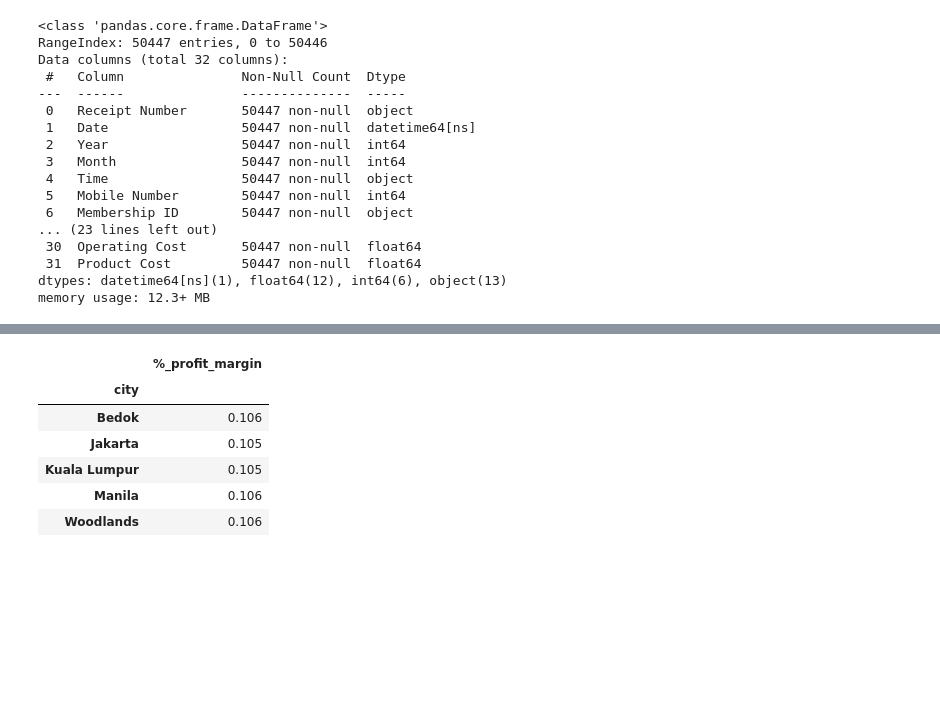
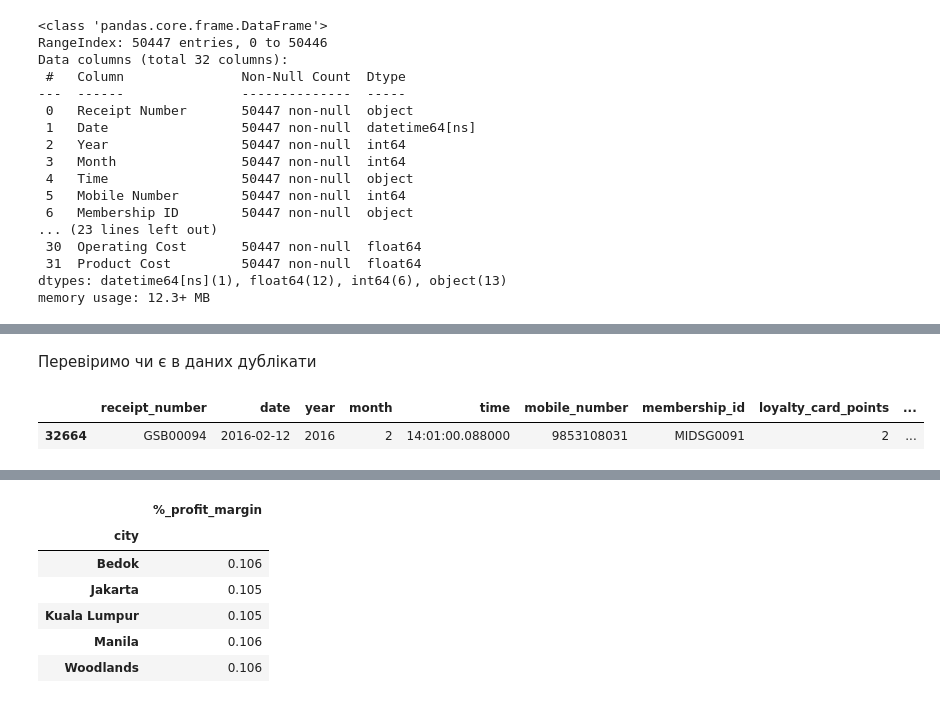
Before and after one commit to sheinviktoriia/Data-analyst-home-works-, a Jupyter notebook: Final_Project_Grocery_store_sales_analysis.ipynb, the cells around one changed output, grey strips where cells are left out. Saved outputs shown, nothing was run; the diff lists cells and outputs as text; code cells hidden in the pictures; blank space fills up the shorter version.

```diff
--- a/Final_Project_Grocery_store_sales_analysis.ipynb
+++ b/Final_Project_Grocery_store_sales_analysis.ipynb
@@ -120,0 +132,7 @@ Time column displays microseconds which are not useful for analytics, therefore
+# %% [markdown]
+Перевіримо чи є в даних дублікати
+# %%
+data[data.duplicated()]
+# %% [output]
+|  | receipt_number | date | year | month | time | mobile_number | membership_id | loyalty_card_points | ... |
+| 32664 | GSB00094 | 2016-02-12 | 2016 | 2 | 14:01:00.088000 | 9853108031 | MIDSG0091 | 2 | ... |
```
Also changed, not shown: parts of 58 cells of this notebook.
